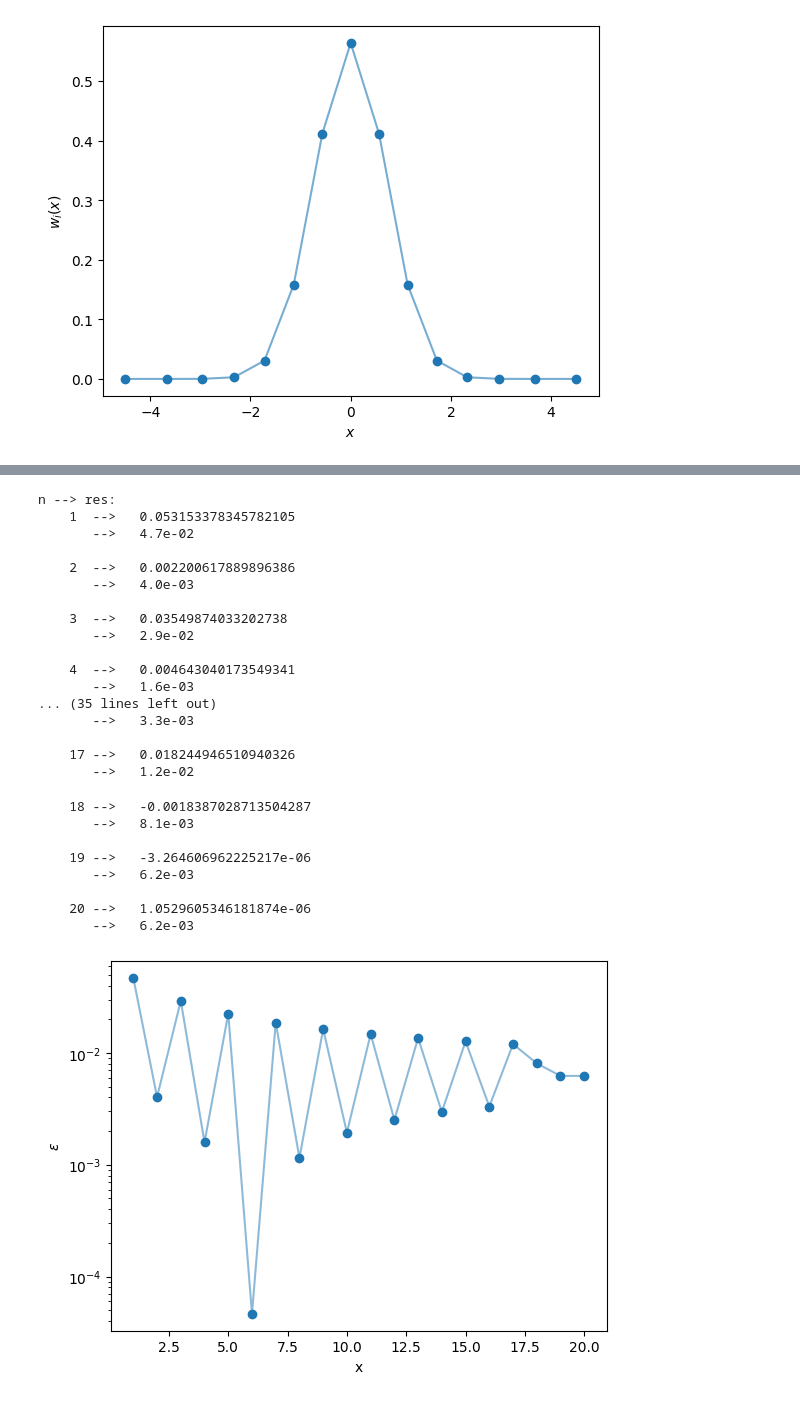
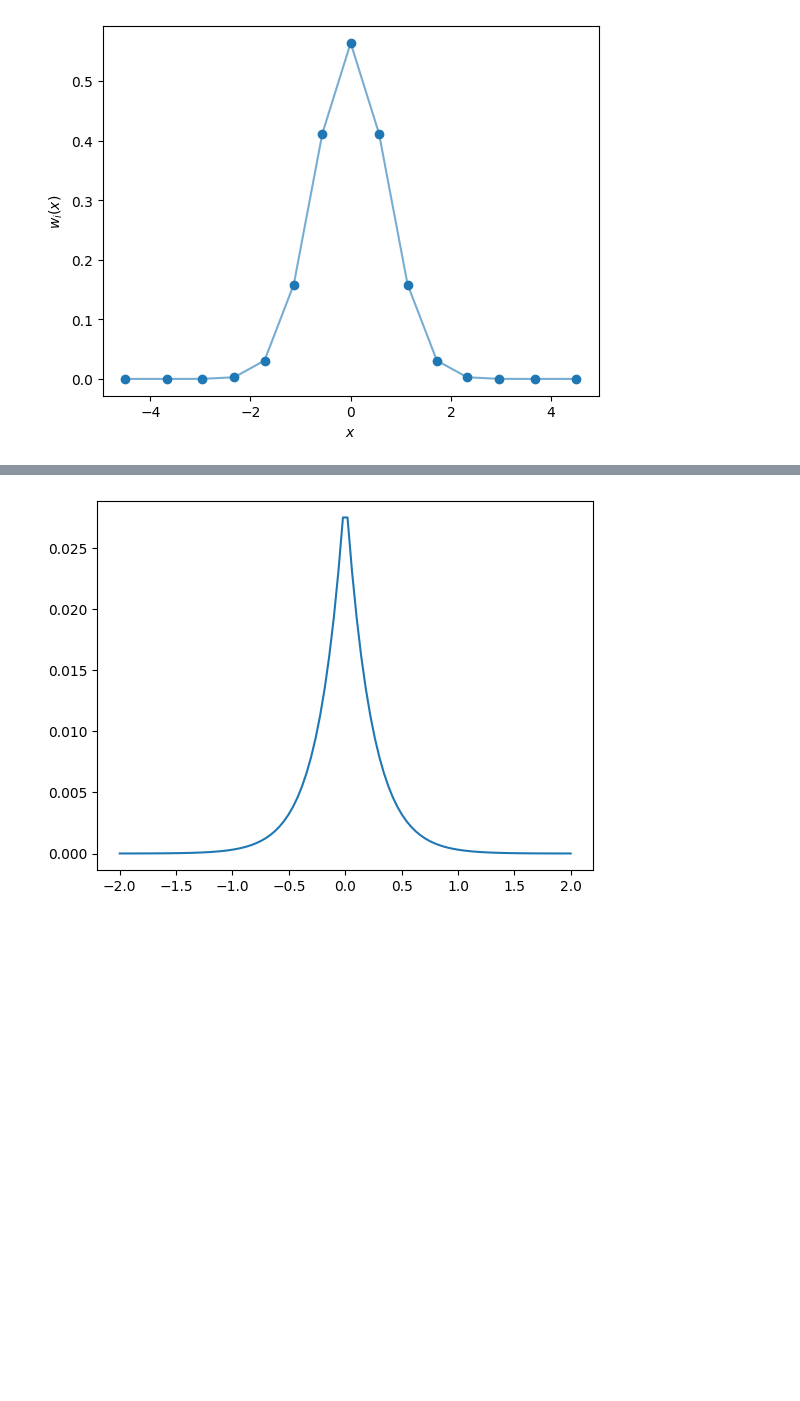
Before and after one commit to mvolpato-unimib/Lab_comp, a Jupyter notebook: ex22/gauss_quad.ipynb, the cells around one changed output, grey strips where cells are left out. Cells and saved outputs as stored; diff of their text form; code cells hidden in the pictures; blank space fills up the shorter version.

```diff
--- a/ex22/gauss_quad.ipynb
+++ b/ex22/gauss_quad.ipynb
@@ -186,50 +166,13 @@ n --> res:
 # %%
 func = lambda x: (np.abs(x)+3)**5 * np.exp(-6*np.abs(x) - 9)
 true = 101*np.exp(-9) / 2
 
-n_deg = np.arange(1, 21)
-errs_3 = []
-print('n --> res:')
-for deg in n_deg:
-    res = Gauss_Herm(func, deg)
-    err = abs(res - true)
-    if deg<10:
-        print(f'    {deg}  -->   {res}')
-    else:
-        print(f'    {deg} -->   {res}')
-    print(f'       -->   {err:.1e}\n')
-    errs_3.append(err)
+xmax = 2
+xcoo = np.linspace(-xmax, xmax, 100)
+ycoo = func(xcoo)
 
-plt.plot(n_deg, errs_3, alpha=0.5)
-plt.scatter(n_deg, errs_3)
-plt.xlabel(rf'x')
-plt.ylabel(rf'$\epsilon$')
-plt.yscale('log')
+plt.plot(xcoo, ycoo)
+# plt.yscale('log')
 plt.show()
 # %% [output]
-n --> res:
-    1  -->   0.053153378345782105
-       -->   4.7e-02
-
-    2  -->   0.002200617889896386
-       -->   4.0e-03
-
-    3  -->   0.03549874033202738
-       -->   2.9e-02
-
-    4  -->   0.004643040173549341
-       -->   1.6e-03
-... (35 lines left out)
-       -->   3.3e-03
-
-    17 -->   0.018244946510940326
-       -->   1.2e-02
-    18 -->   -0.0018387028713504287
-       -->   8.1e-03
-
-    19 -->   -3.264606962225217e-06
-       -->   6.2e-03
-
-    20 -->   1.0529605346181874e-06
-       -->   6.2e-03
-[figure, old version]
+[figure, new version]
```
Also changed, not shown: parts of 7 cells of this notebook, 8 other files.
